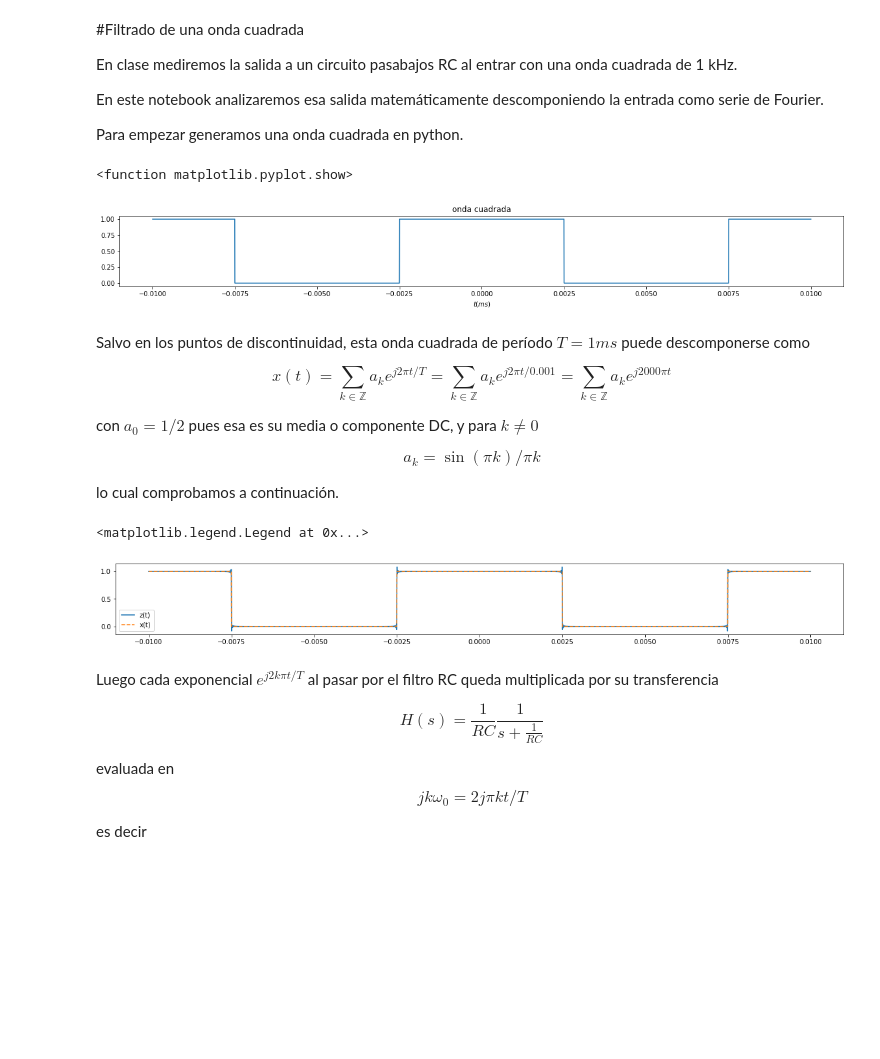
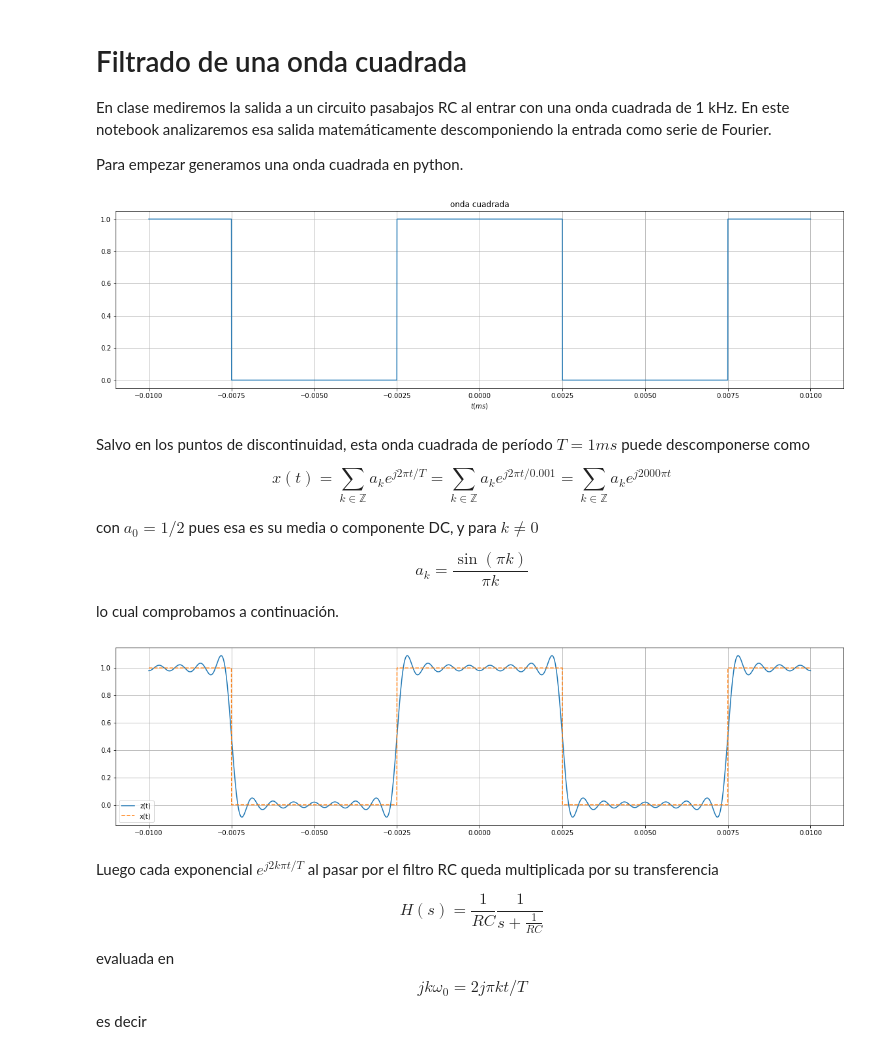
Before and after one commit to seys-fing/scripts, a Jupyter notebook: seys_04_onda_cuadrada_filtrada.ipynb, the cells around one changed output. Cells and saved outputs as stored; diff of their text form; code cells hidden in the pictures; blank space fills up the shorter version.

```diff
--- a/seys_04_onda_cuadrada_filtrada.ipynb
+++ b/seys_04_onda_cuadrada_filtrada.ipynb
@@ -1,66 +1,58 @@
 # %% [markdown]
 <a href="https://colab.research.google.com/github/seys-fing/scripts/blob/master/onda_cuadrada_filtrada.ipynb" target="_parent"><img src="https://colab.research.google.com/assets/colab-badge.svg" alt="Open In Colab"/></a>
 # %% [markdown]
-#Filtrado de una onda cuadrada
+# Filtrado de una onda cuadrada
 
-En clase mediremos la salida a un circuito pasabajos RC al entrar con una onda cuadrada de 1 kHz.
-
-En este notebook analizaremos esa salida matemáticamente descomponiendo la entrada como serie de Fourier.
+En clase mediremos la salida a un circuito pasabajos RC al entrar con una onda cuadrada de 1 kHz. En este notebook analizaremos esa salida matemáticamente descomponiendo la entrada como serie de Fourier.
 
 Para empezar generamos una onda cuadrada en python.
 # %%
 from scipy import signal
 import numpy as np
 import matplotlib.pyplot as plt
 import warnings
+
 warnings.filterwarnings('ignore')
 
+t = np.linspace(-.01, .01, 5000)
+T = 0.01
 
+x = signal.square((t + 0.25 * T) * 2 * np.pi / T, 0.5) / 2 + 1 / 2
 
-
-t=np.linspace(-.01,.01,5000)
-T=0.01
-
-x=signal.square((t+0.25*T)*2*np.pi/T,0.5)/2+1/2
-
-plt.figure(figsize = (20,2))
-plt.plot(t,x)
+plt.figure(figsize=(20, 5))
+plt.plot(t, x)
 plt.title('onda cuadrada')
 plt.xlabel(r'$t(ms)$')
-
 plt.show
+plt.grid()
 # %% [output]
-<function matplotlib.pyplot.show>
-[figure, old version]
+[figure, new version]
 # %% [markdown]
-Salvo en los puntos de discontinuidad, esta onda cuadrada de período $T=1ms$ puede descomponerse como
+Salvo en los puntos de discontinuidad, esta onda cuadrada de período $T=1 ms$ puede descomponerse como
 
 $$x(t)=\sum_{k \in \mathbb Z} a_k e^{j2\pi t/T} =\sum_{k \in \mathbb Z} a_k e^{j2\pi t/0.001}=\sum_{k \in \mathbb Z} a_k e^{j2000\pi t}$$
 
 con $a_0=1/2$ pues esa es su media o componente DC, y para $k\neq 0$
 
-$$a_k=\sin(\pi k)/\pi k$$
+$$a_k=\frac{\sin(\pi k)}{\pi k}$$
 
 lo cual comprobamos a continuación.
 # %%
-K=1000
-a0=1/2
-z=a0
-for k in range( 1, K+1 ):
-    a_k=np.sin(np.pi*k/2)/(k*np.pi)
-    z = z + a_k*np.exp(1j*2*np.pi*k*t/T)
-    z = z + a_k*np.exp(-1j*2*np.pi*k*t/T)
-plt.figure(figsize = (20,2))
+K = 15
+a0 = 1 / 2
+z = a0
+for k in range(1, K + 1):
+    a_k = np.sin(np.pi * k / 2) / (k * np.pi)
+    z = z + a_k * np.exp(1j * 2 * np.pi * k * t / T)
+    z = z + a_k * np.exp(-1j * 2 * np.pi * k * t / T)
 
+plt.figure(figsize=(20, 5))
 plt.plot(t, np.real(z), label='z(t)')
-plt.plot(t,x,'--',label='x(t)')
-
-
-
+plt.plot(t, x, '--', label='x(t)')
 plt.legend()
+plt.grid()
 # %% [output]
-<matplotlib.legend.Legend at 0x...>
-[figure, old version]
+[figure, new version]
 # %% [markdown]
 Luego cada exponencial $e^{j 2 k\pi t/T}$ al pasar por el filtro RC queda multiplicada por su transferencia
 
```
Also changed, not shown: parts of 1 cell of this notebook.
